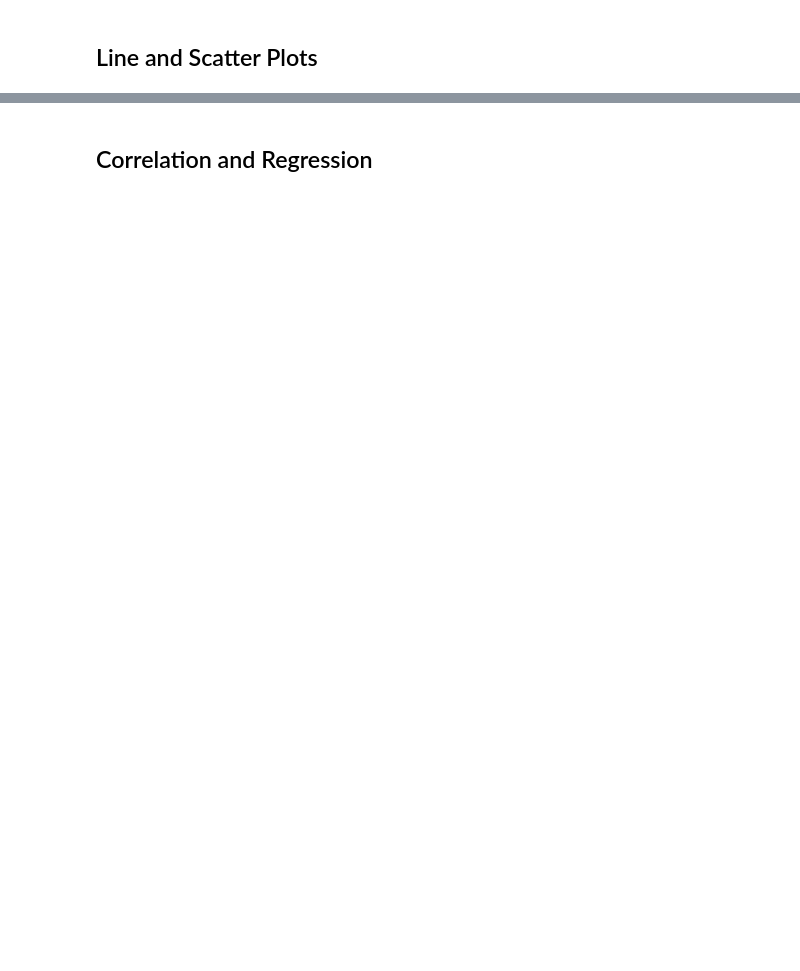
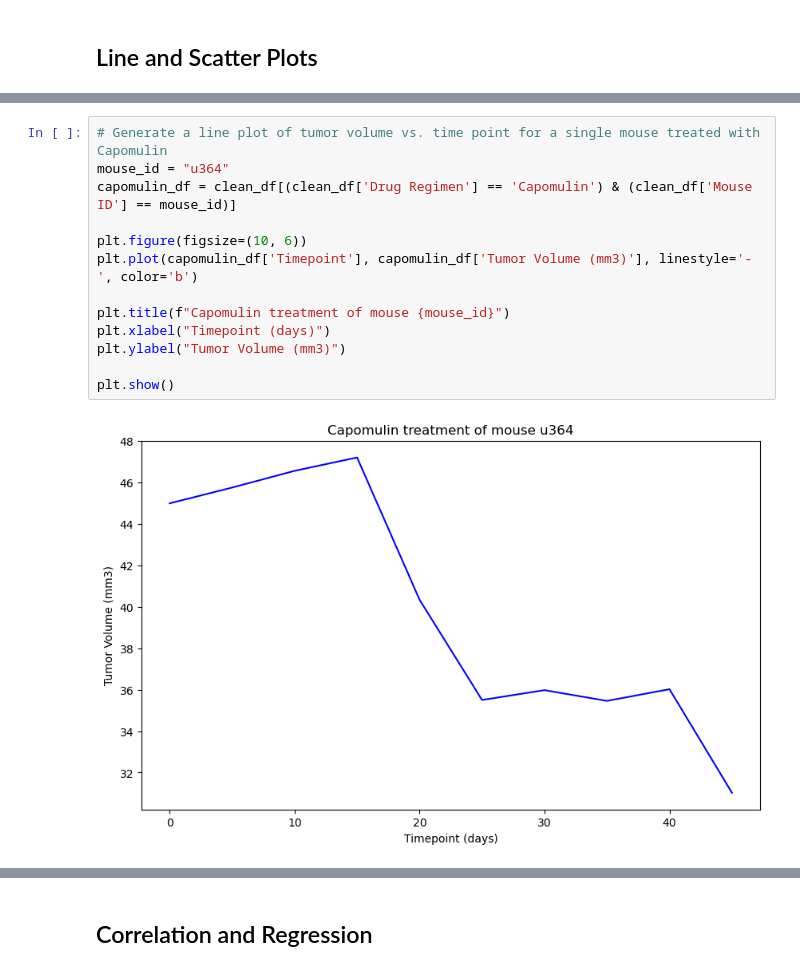
Before and after one commit to tinpham1/matplotlib-challenge-, a Jupyter notebook: main.ipynb, the cells around one changed output, grey strips where cells are left out. Drawn from its saved outputs; the diff is of its cells as text; blank space fills up the shorter version.

```diff
--- a/main.ipynb
+++ b/main.ipynb
@@ -301,0 +297,15 @@ Ceftamin's potential outliers: Series([], Name: Tumor Volume (mm3), dtype: float
+# %%
+# Generate a line plot of tumor volume vs. time point for a single mouse treated with Capomulin
+mouse_id = "u364"
+capomulin_df = clean_df[(clean_df['Drug Regimen'] == 'Capomulin') & (clean_df['Mouse ID'] == mouse_id)]
+
+plt.figure(figsize=(10, 6))
+plt.plot(capomulin_df['Timepoint'], capomulin_df['Tumor Volume (mm3)'], linestyle='-', color='b')
+
+plt.title(f"Capomulin treatment of mouse {mouse_id}")
+plt.xlabel("Timepoint (days)")
+plt.ylabel("Tumor Volume (mm3)")
+
+plt.show()
+# %% [output]
+[figure, added]
```
Also changed, not shown: parts of 10 cells of this notebook.
